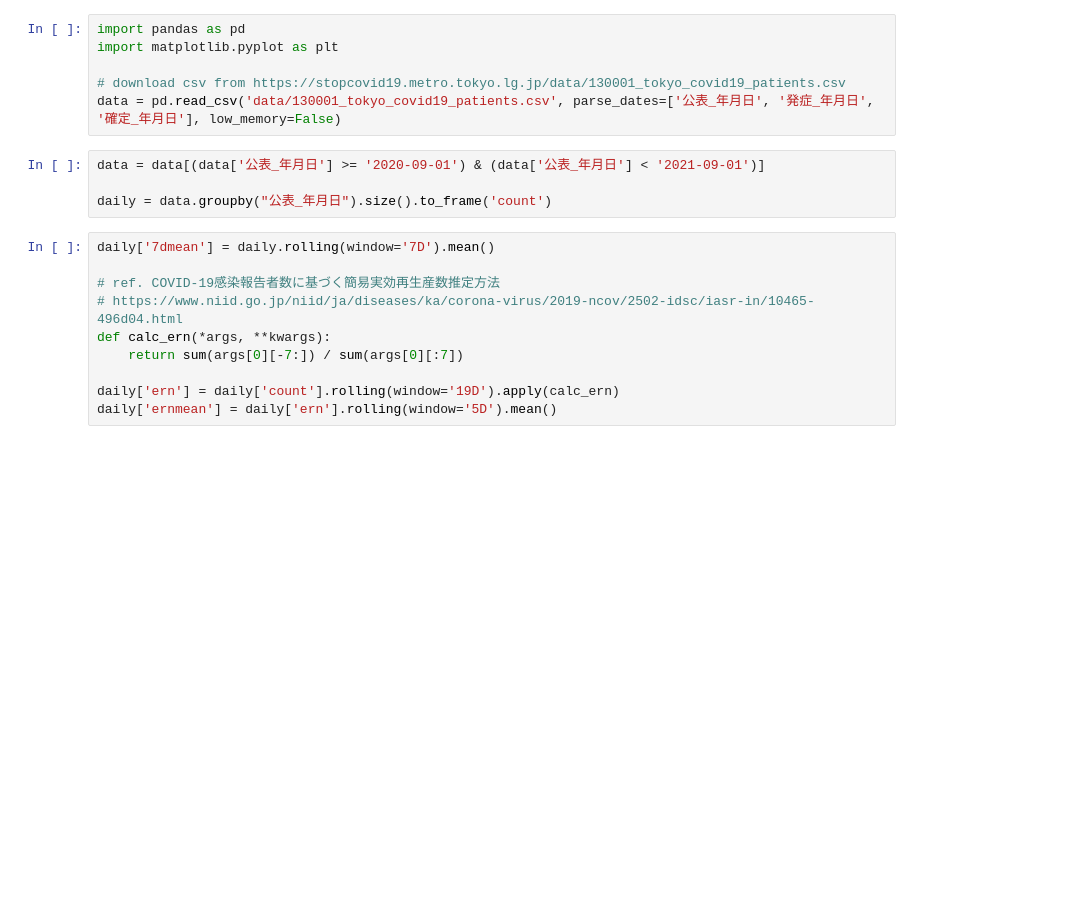
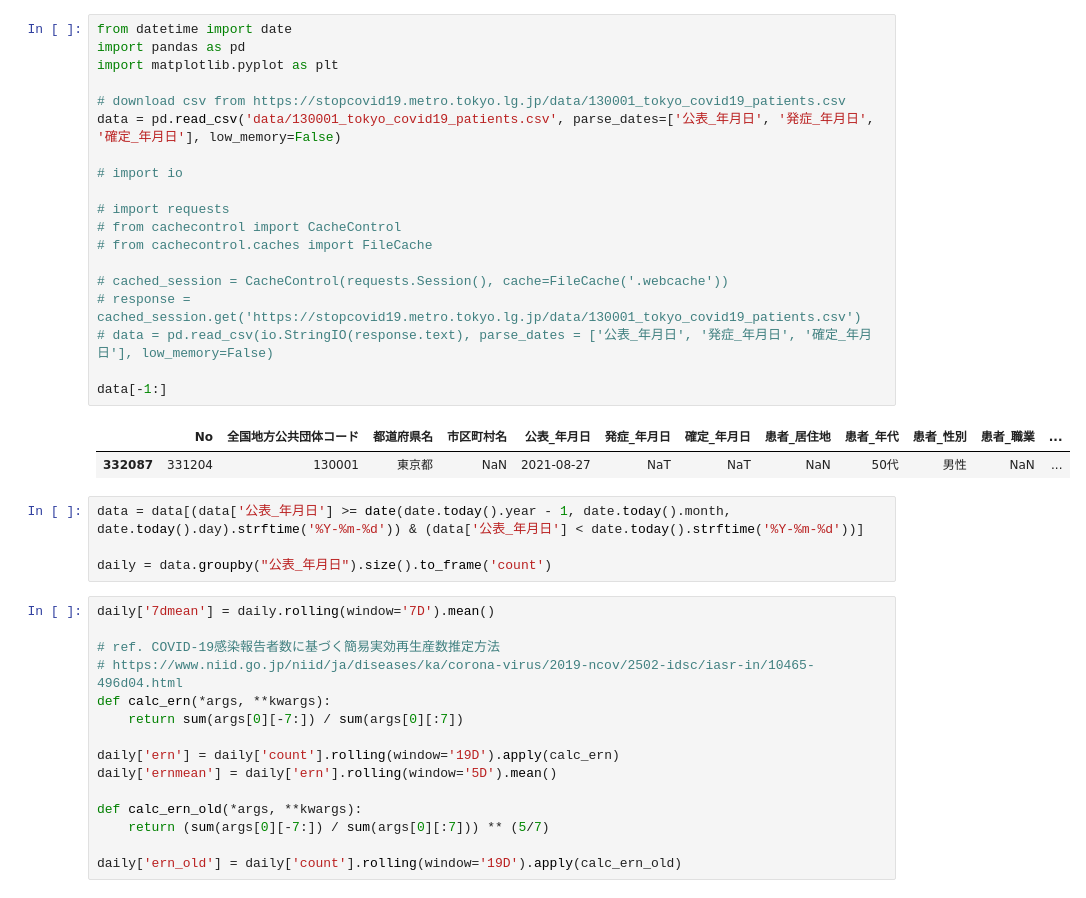
Before and after one commit to sonkm3/nkm3.github.io, a Jupyter notebook: content/ipynb/tokyo_covid19/tokyo_covid19_effective_reproduction_number.ipynb, the cells around one changed output. Saved outputs shown, nothing was run; the diff lists cells and outputs as text; blank space fills up the shorter version.

```diff
--- a/content/ipynb/tokyo_covid19/tokyo_covid19_effective_reproduction_number.ipynb
+++ b/content/ipynb/tokyo_covid19/tokyo_covid19_effective_reproduction_number.ipynb
@@ -1,11 +1,27 @@
 # %%
+from datetime import date
 import pandas as pd
 import matplotlib.pyplot as plt
 
 # download csv from https://stopcovid19.metro.tokyo.lg.jp/data/130001_tokyo_covid19_patients.csv
 data = pd.read_csv('data/130001_tokyo_covid19_patients.csv', parse_dates=['公表_年月日', '発症_年月日', '確定_年月日'], low_memory=False)
+
+# import io
+
+# import requests
+# from cachecontrol import CacheControl
+# from cachecontrol.caches import FileCache
+
+# cached_session = CacheControl(requests.Session(), cache=FileCache('.webcache'))
+# response = cached_session.get('https://stopcovid19.metro.tokyo.lg.jp/data/130001_tokyo_covid19_patients.csv')
+# data = pd.read_csv(io.StringIO(response.text), parse_dates = ['公表_年月日', '発症_年月日', '確定_年月日'], low_memory=False)
+
+data[-1:]
+# %% [output]
+|  | No | 全国地方公共団体コード | 都道府県名 | 市区町村名 | 公表_年月日 | 発症_年月日 | 確定_年月日 | 患者_居住地 | 患者_年代 | 患者_性別 | 患者_職業 | ... |
+| 332087 | 331204 | 130001 | 東京都 | NaN | 2021-08-27 | NaT | NaT | NaN | 50代 | 男性 | NaN | ... |
 # %%
-data = data[(data['公表_年月日'] >= '2020-09-01') & (data['公表_年月日'] < '2021-09-01')]
+data = data[(data['公表_年月日'] >= date(date.today().year - 1, date.today().month, date.today().day).strftime('%Y-%m-%d')) & (data['公表_年月日'] < date.today().strftime('%Y-%m-%d'))]
 
 daily = data.groupby("公表_年月日").size().to_frame('count')
 # %%
@@ -18,4 +34,9 @@ def calc_ern(*args, **kwargs):
 
 daily['ern'] = daily['count'].rolling(window='19D').apply(calc_ern)
 daily['ernmean'] = daily['ern'].rolling(window='5D').mean()
+
+def calc_ern_old(*args, **kwargs):
+    return (sum(args[0][-7:]) / sum(args[0][:7])) ** (5/7)
+
+daily['ern_old'] = daily['count'].rolling(window='19D').apply(calc_ern_old)
 # %%
```
Also changed, not shown: parts of 1 cell of this notebook, 2 other files.
